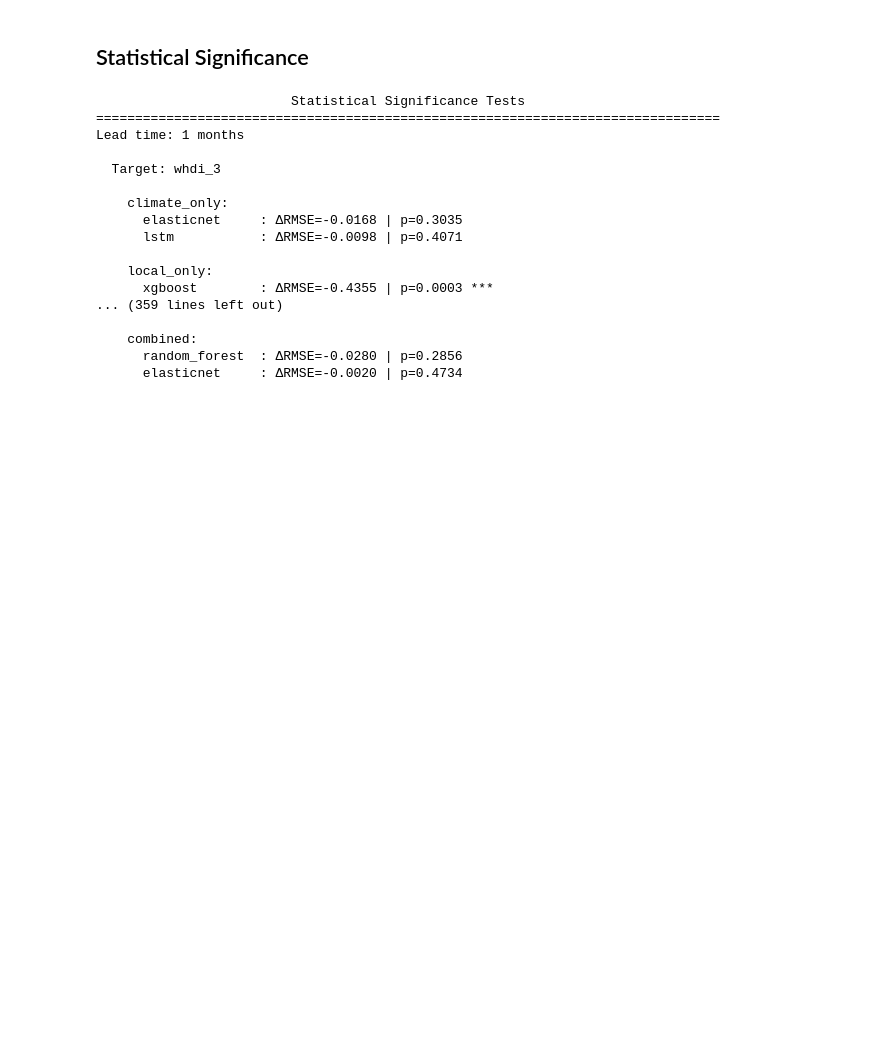
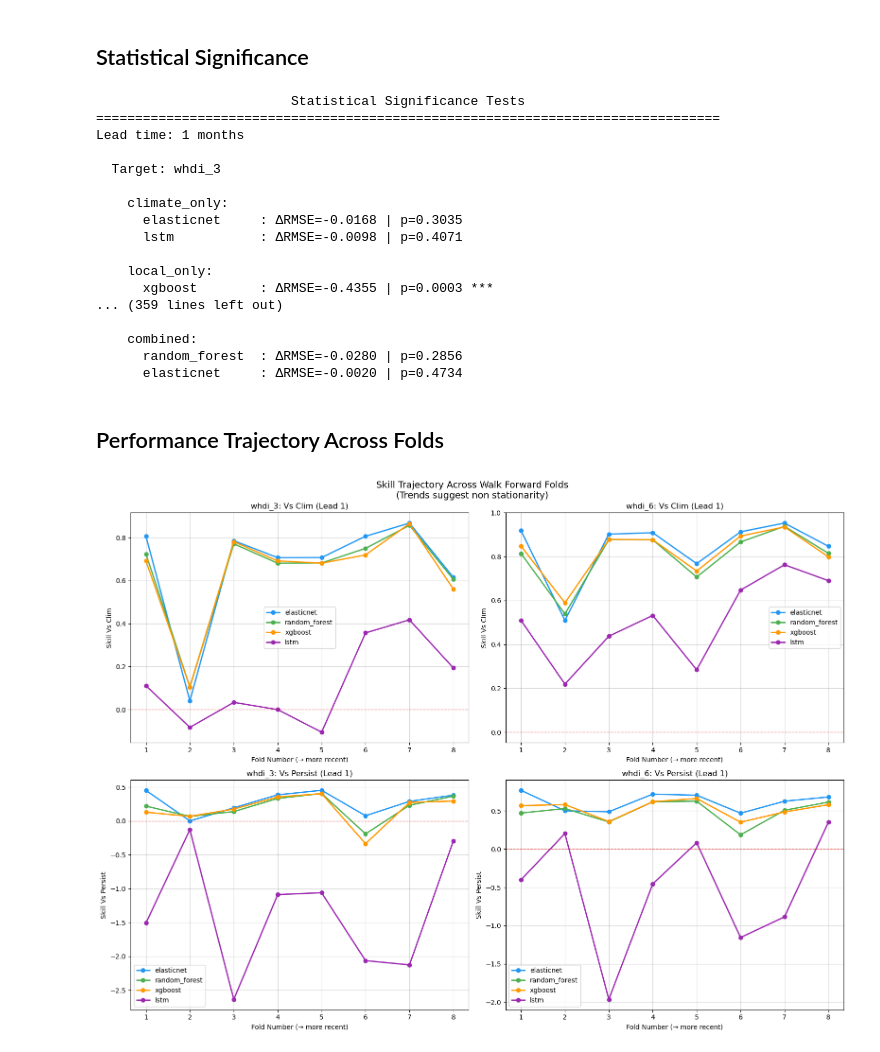
Before and after one commit to sgosmyt2/patagonia-energy-drought, a Jupyter notebook: notebooks/ml_forecasting.ipynb, the cells around one changed output. Cells and saved outputs as stored; diff of their text form; code cells hidden in the pictures; blank space fills up the shorter version.

Commit message:
Skill trajectory across folds

```diff
--- a/notebooks/ml_forecasting.ipynb
+++ b/notebooks/ml_forecasting.ipynb
@@ -1075,6 +1075,8 @@ plt.show()
 # %% [markdown]
 ## Statistical Significance
 # %%
+ml_models = ["elasticnet", "random_forest", "xgboost", "lstm"]
+
 print(" " * 25 + "Statistical Significance Tests")
 print("=" * 80)
 
@@ -1097,7 +1099,7 @@ for lead in lead_times:
                 .values
             )
 
-            for model in ["elasticnet", "random_forest", "xgboost", "lstm"]:
+            for model in ml_models:
                 model_rmse = (
                     subset[subset["model"] == model].sort_values("fold")["rmse"].values
                 )
@@ -1182,3 +1184,60 @@ Lead time: 1 months
     combined:
       random_forest  : ΔRMSE=-0.0280 | p=0.2856
       elasticnet     : ΔRMSE=-0.0020 | p=0.4734
+# %% [markdown]
+## Performance Trajectory Across Folds
+# %%
+fig, axes = plt.subplots(2, 2, figsize=(16, 12))
+
+colors = ["#2196F3", "#4CAF50", "#FF9800", "#9C27B0"]
+
+for col, target in enumerate(["whdi_3", "whdi_6"]):
+    for row, baseline in enumerate(["skill_vs_clim", "skill_vs_persist"]):
+        ax = axes[row, col]
+
+        # Use combined features, lead 1 as example (strongest signal)
+        target_skills = df_skills[
+            (df_skills["target"] == target)
+            & (df_skills["feature_group"] == "combined")
+            & (df_skills["lead"] == 1)
+        ]
+
+        for model, color in zip(ml_models, colors):
+            model_data = target_skills[target_skills["model"] == model].sort_values(
+                "fold"
+            )
+            if len(model_data) > 0:
+                ax.plot(
+                    model_data["fold"],
+                    model_data[baseline],
+                    "o-",
+                    color=color,
+                    linewidth=2,
+                    markersize=6,
+                    label=model,
+                )
+        ax.axhline(
+            y=0,
+            color="red",
+            linestyle="--",
+            linewidth=1,
+            alpha=0.5,
+        )
+        ax.set_xlabel("Fold Number (→ more recent)")
+        ax.set_ylabel(baseline.replace("_", " ").title())
+        ax.set_title(
+            f"{target}: {baseline.replace('skill_vs_', 'vs ').title()} (Lead 1)"
+        )
+        ax.legend()
+        ax.grid(True, alpha=0.5)
+
+
+plt.suptitle(
+    "Skill Trajectory Across Walk Forward Folds\n(Trends suggest non stationarity)",
+    fontsize=14,
+)
+plt.tight_layout()
+plt.savefig("../results/figures/skill_trajectory.png", dpi=200, bbox_inches="tight")
+plt.show()
+# %% [output]
+[figure, added]
```
Also changed, not shown: 1 other file.
